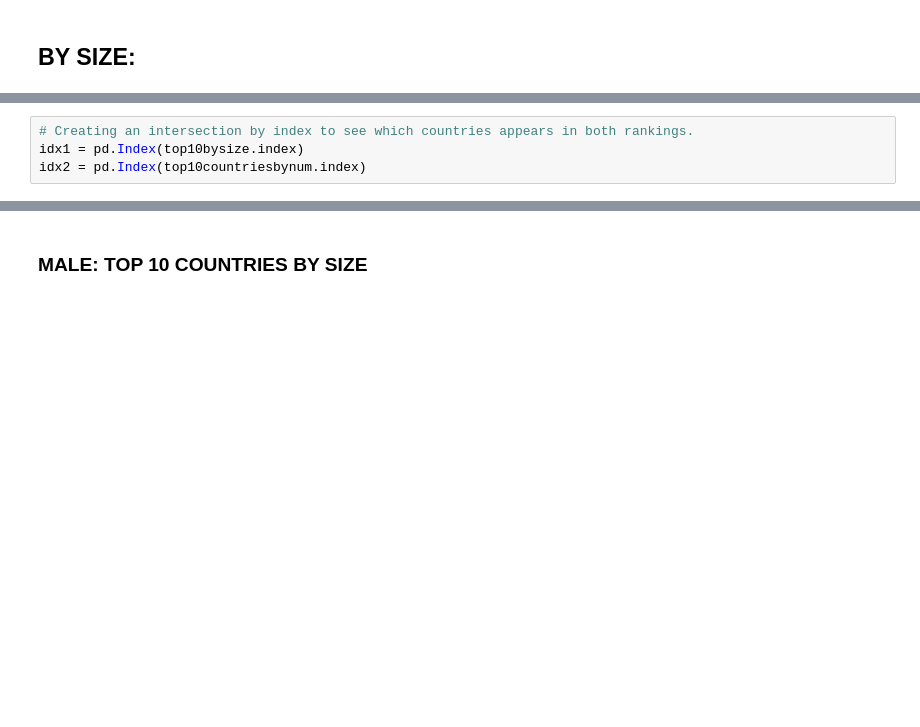
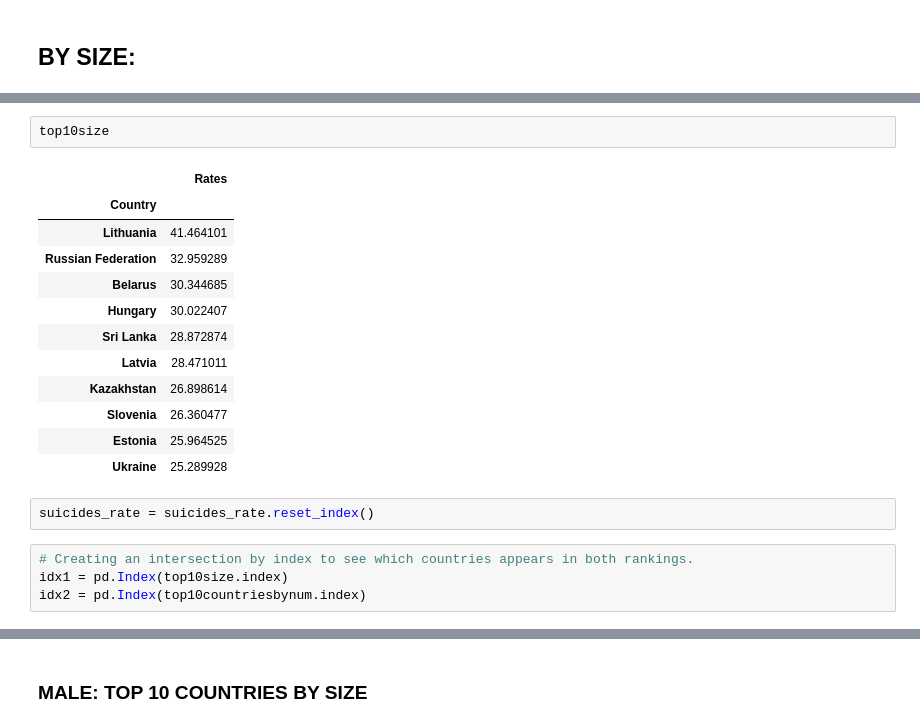
Before and after one commit to cinlaozdemir/Project-Week-3-Data-Thieves, a Jupyter notebook: your-project/Project3_DescStats-Copy2.ipynb, the cells around one changed output, grey strips where cells are left out. Saved outputs shown, nothing was run; the diff lists cells and outputs as text; blank space fills up the shorter version.

```diff
--- a/your-project/Project3_DescStats-Copy2.ipynb
+++ b/your-project/Project3_DescStats-Copy2.ipynb
@@ -117,6 +218,23 @@ top10bysize
+# %%
+top10size
+# %% [output]
+|  | Rates |
+| Country |  |
+| Lithuania | 41.464101 |
+| Russian Federation | 32.959289 |
+| Belarus | 30.344685 |
+| Hungary | 30.022407 |
+| Sri Lanka | 28.872874 |
+| Latvia | 28.471011 |
+| Kazakhstan | 26.898614 |
+| Slovenia | 26.360477 |
+| Estonia | 25.964525 |
+| Ukraine | 25.289928 |
+# %%
+suicides_rate = suicides_rate.reset_index()
 # %%
 # Creating an intersection by index to see which countries appears in both rankings.
-idx1 = pd.Index(top10bysize.index)
+idx1 = pd.Index(top10size.index)
 idx2 = pd.Index(top10countriesbynum.index)
 # %%
 set_intersection
```
Also changed, not shown: parts of 48 cells of this notebook, 3 other files.
